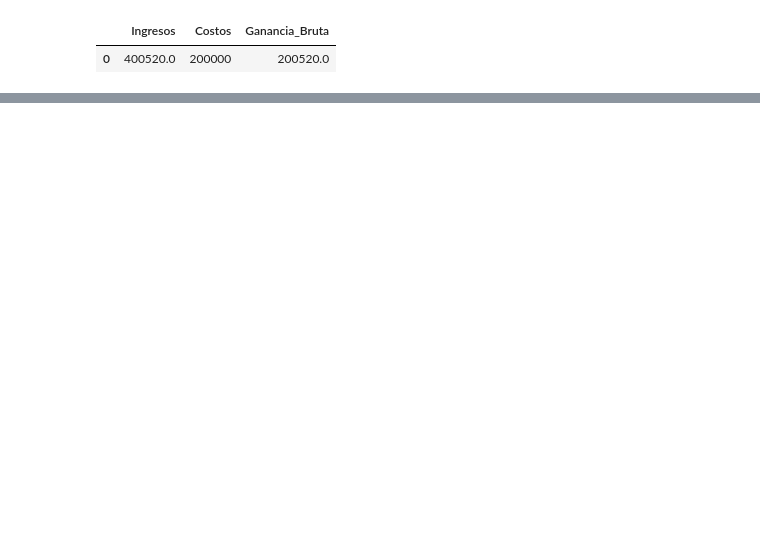
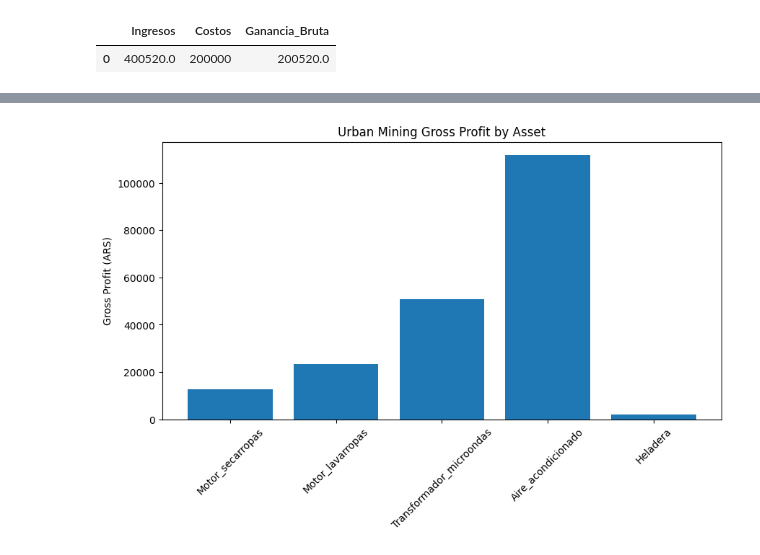
Before and after one commit to marhermac/copper-recycling-decision-system, a Jupyter notebook: notebooks/urban_mining_economics.ipynb, the cells around one changed output, grey strips where cells are left out. Cells and saved outputs as stored; diff of their text form; code cells hidden in the pictures; blank space fills up the shorter version.

```diff
--- a/notebooks/urban_mining_economics.ipynb
+++ b/notebooks/urban_mining_economics.ipynb
@@ -260,0 +282,15 @@ resumen_negocio
+# %%
+df["Urban_Mining_Index"] = (
+    df["Ganancia_Bruta_ARS"]
+    / df["Ganancia_Bruta_ARS"].max()
+) * 100
+
+df[
+    [
+        "Activo",
+        "Urban_Mining_Index"
+    ]
+].sort_values(
+    "Urban_Mining_Index",
+    ascending=False
+)
@@ -260,0 +304,21 @@ resumen_negocio
+# %%
+plt.figure(figsize=(10,5))
+
+plt.bar(
+    df["Activo"],
+    df["Ganancia_Bruta_ARS"]
+)
+
+plt.xticks(rotation=45)
+
+plt.title(
+    "Urban Mining Gross Profit by Asset"
+)
+
+plt.ylabel(
+    "Gross Profit (ARS)"
+)
+
+plt.show()
+# %% [output]
+[figure, added]
```
Also changed, not shown: parts of 2 cells of this notebook, 7 other files.
